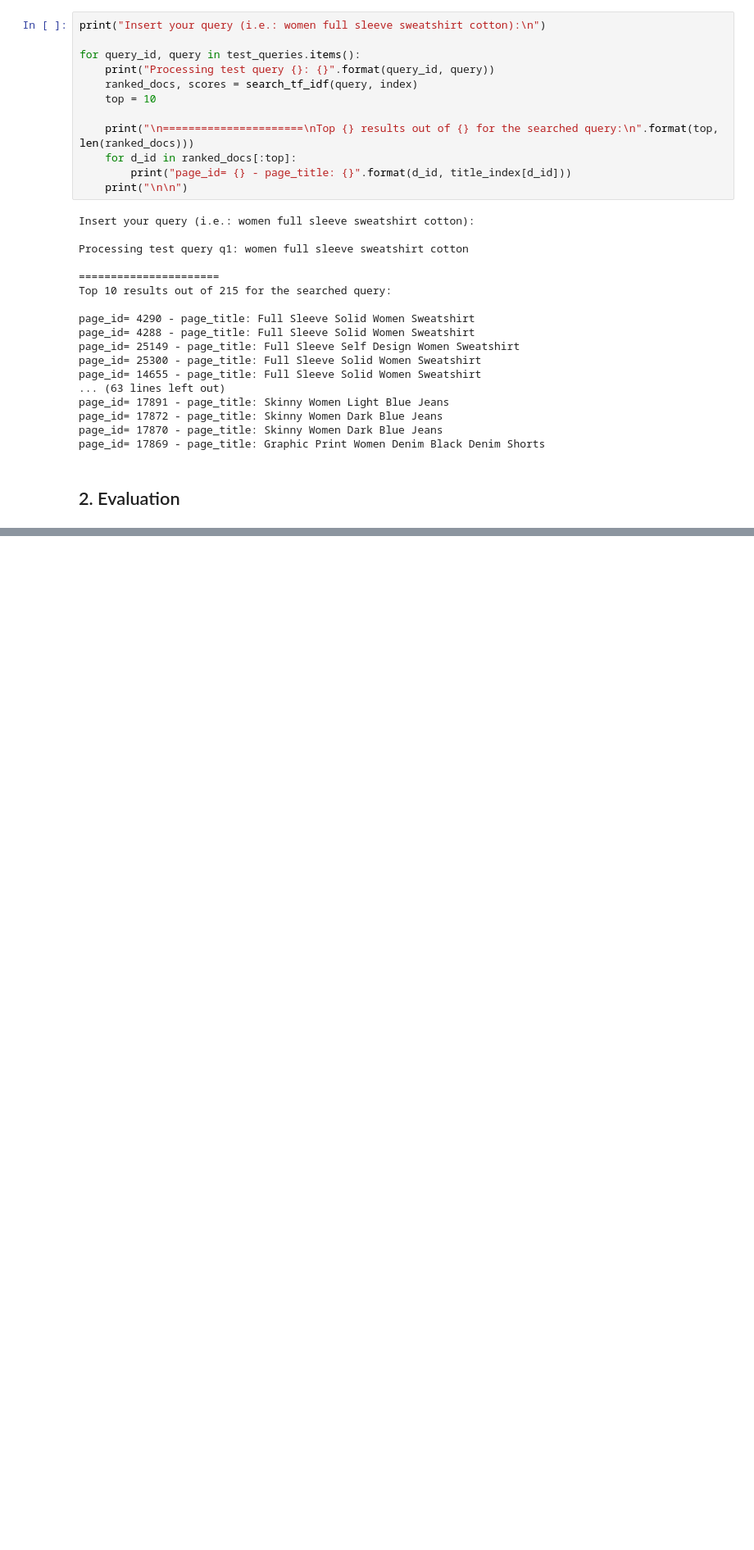
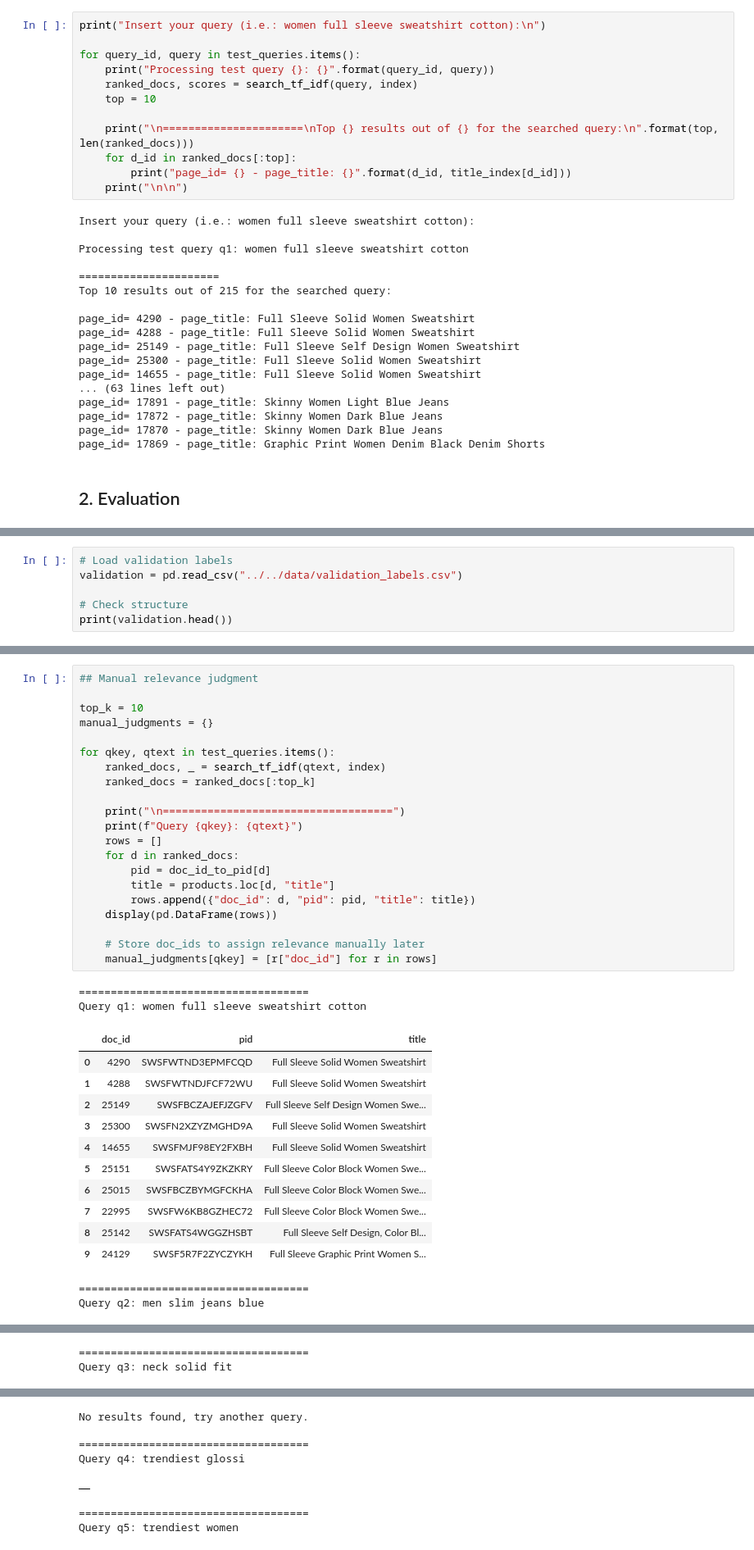
Before and after one commit to laxhoni/IRWA_Final_Project, a Jupyter notebook: project_progress/part_2/project_part_2.ipynb, the cells around one changed output, grey strips where cells are left out. Shown at 82% size. Cells and saved outputs as stored; diff of their text form; blank space fills up the shorter version.

```diff
--- a/project_progress/part_2/project_part_2.ipynb
+++ b/project_progress/part_2/project_part_2.ipynb
@@ -352,0 +400,6 @@ page_id= 17869 - page_title: Graphic Print Women Denim Black Denim Shorts
+# %%
+# Load validation labels
+validation = pd.read_csv("../../data/validation_labels.csv")
+
+# Check structure
+print(validation.head())
@@ -352,0 +486,37 @@ page_id= 17869 - page_title: Graphic Print Women Denim Black Denim Shorts
+# %%
+## Manual relevance judgment
+
+top_k = 10
+manual_judgments = {}
+
+for qkey, qtext in test_queries.items():
+    ranked_docs, _ = search_tf_idf(qtext, index)
+    ranked_docs = ranked_docs[:top_k]
+
+    print("\n====================================")
+    print(f"Query {qkey}: {qtext}")
+    rows = []
+    for d in ranked_docs:
+        pid = doc_id_to_pid[d]
+        title = products.loc[d, "title"]
+        rows.append({"doc_id": d, "pid": pid, "title": title})
+    display(pd.DataFrame(rows))
+
+    # Store doc_ids to assign relevance manually later
+    manual_judgments[qkey] = [r["doc_id"] for r in rows]
+# %% [output]
+====================================
+Query q1: women full sleeve sweatshirt cotton
+|  | doc_id | pid | title |
+| 0 | 4290 | SWSFWTND3EPMFCQD | Full Sleeve Solid Women Sweatshirt |
+| 1 | 4288 | SWSFWTNDJFCF72WU | Full Sleeve Solid Women Sweatshirt |
+| 2 | 25149 | SWSFBCZAJEFJZGFV | Full Sleeve Self Design Women Swe... |
+| 3 | 25300 | SWSFN2XZYZMGHD9A | Full Sleeve Solid Women Sweatshirt |
+| 4 | 14655 | SWSFMJF98EY2FXBH | Full Sleeve Solid Women Sweatshirt |
+| 5 | 25151 | SWSFATS4Y9ZKZKRY | Full Sleeve Color Block Women Swe... |
+| 6 | 25015 | SWSFBCZBYMGFCKHA | Full Sleeve Color Block Women Swe... |
+| 7 | 22995 | SWSFW6KB8GZHEC72 | Full Sleeve Color Block Women Swe... |
+| 8 | 25142 | SWSFATS4WGGZHSBT | Full Sleeve Self Design, Color Bl... |
+| 9 | 24129 | SWSF5R7F2ZYCZYKH | Full Sleeve Graphic Print Women S... |
+====================================
+Query q2: men slim jeans blue
@@ -352,0 +534,2 @@ page_id= 17869 - page_title: Graphic Print Women Denim Black Denim Shorts
+====================================
+Query q3: neck solid fit
@@ -352,0 +547,7 @@ page_id= 17869 - page_title: Graphic Print Women Denim Black Denim Shorts
+No results found, try another query.
+
+====================================
+Query q4: trendiest glossi
+|  |
+====================================
+Query q5: trendiest women
```
Also changed, not shown: parts of 12 cells of this notebook.
